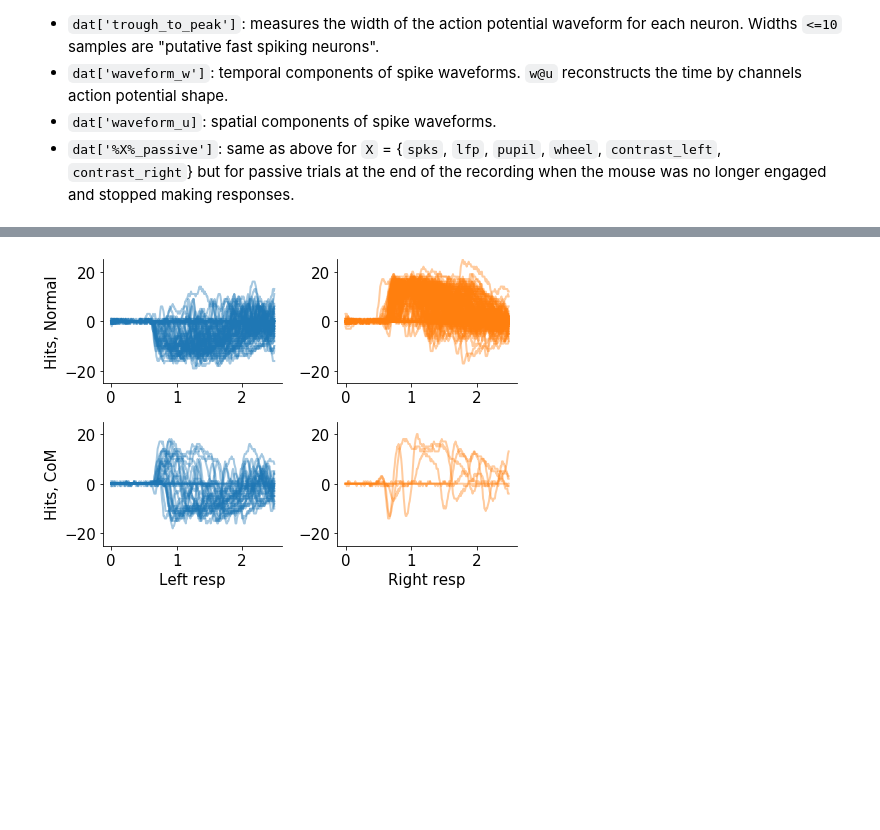
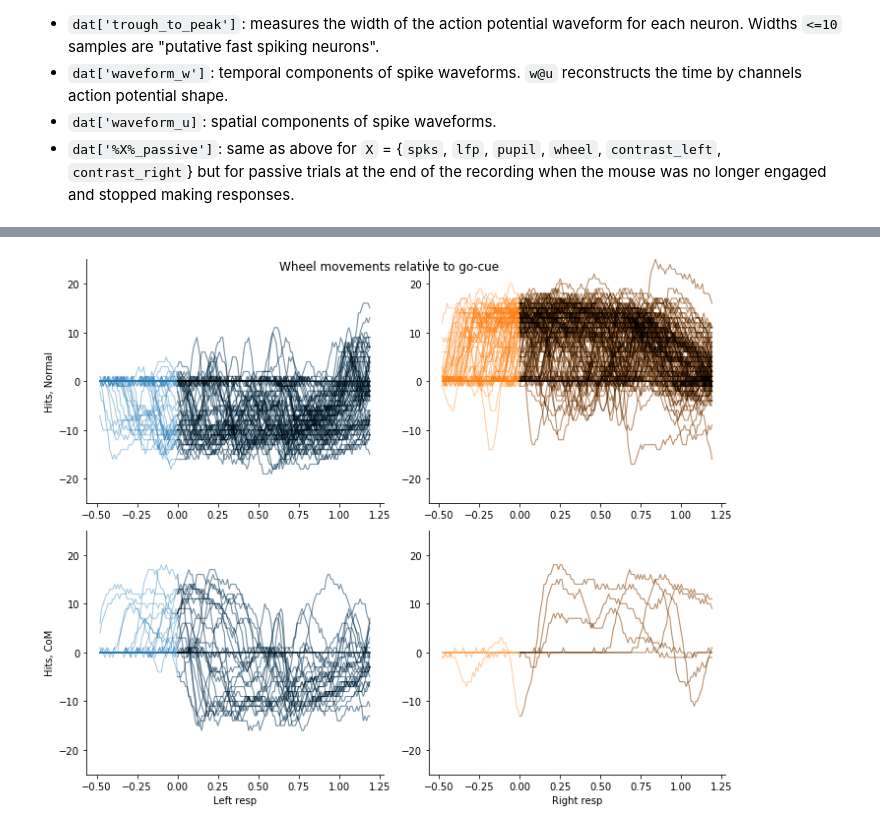
Before and after one commit to KceniaB/NMA_project, a Jupyter notebook: sam/Steinmetz_example_playground.ipynb, the cells around one changed output, grey strips where cells are left out. Cells and saved outputs as stored; diff of their text form; code cells hidden in the pictures; blank space fills up the shorter version.

```diff
--- a/sam/Steinmetz_example_playground.ipynb
+++ b/sam/Steinmetz_example_playground.ipynb
@@ -5,9 +5,10 @@ datafolder = 'Data/steinmetz_sampledata' #point to folder where you've saved the
 # %%
 ## Data loading (this takes a while so only run this once)
 import numpy as np
+import os, requests
 
 alldat = np.array([])
-for j in range(len(fname)):
+for j in range(3):
     alldat = np.hstack((alldat, np.load(os.path.join(datafolder,'steinmetz_part%d.npz'%j), allow_pickle=True)['dat']))
 
 print(alldat.shape)
@@ -189,17 +238,0 @@ plt.show()
-# %%
-wheelpos_raw = dat['wheel'][0]
-cue_time = dat['gocue']
-cue_time_idx = np.round((cue_time/0.01))
-cue_time_idx.astype(int)
-
-t_raw = np.arange(0,wheelpos_raw.shape[1]*binsize-binsize,binsize)
-
-binsize = 0.01 #in seconds
-t_win = [-.4,1.2] #in seconds
-t_steps = int(np.diff(np.array(t_win)/binsize))
-
-t_cue = np.arange(t_win[0],t_win[1],binsize)
-wheelpos_cue = np.zeros((len(cue_time),t_steps))
-
-for i,val in enumerate(cue_time_idx):
-    wheelpos_cue[i,:] = wheelpos_raw[i,int(val+t_win[0]/binsize):int(val+t_win[1]/binsize)]
@@ -255,47 +290,54 @@ plt.show()
 #'Change of Mind' (com) trials are those where the mean direction of initial movement was in wrong direction
 # we define this over the window 'init_win', relative to the go cue
 
-# com_win = np.array([-0.2,0.1])
-# win = np.round((com_win - t_win[0])/binsize)
-# win.astype(int)
-
-com_win = np.array([0.6,0.8])
-win = np.round(com_win/binsize)
+com_win = np.array([-0.2,0.1])
+win = np.round((com_win - t_win[0])/binsize)
 win.astype(int)
 
-wheelpos = wheelpos_raw
-t = t_raw
+#com_win = np.array([0.6,0.8])
+#win = np.round(com_win/binsize)
+#win.astype(int)
+
+wheelpos = wheelpos_cue
+wheelpos_postcue = wheelpos_cue_postcue
+t = t_cue
 
 trls_GR_com = ~nogo_no*(response==1)*(np.mean(wheelpos[:,int(win[0]):int(win[1])],axis=1)<0)
 trls_GL_com = ~nogo_no*(response==-1)*(np.mean(wheelpos[:,int(win[0]):int(win[1])],axis=1)>0)
 
 trls_GR_ok = ~nogo_no*(response==1)*(np.mean(wheelpos[:,int(win[0]):int(win[1])],axis=1)>=0)
 trls_GL_ok = ~nogo_no*(response==-1)*(np.mean(wheelpos[:,int(win[0]):int(win[1])],axis=1)<=0)
 
-
-
-plt.figure(figsize=[7,5])
+plt.figure(figsize=[10,8])
 
 plt.subplot(221)
-plt.plot(t,wheelpos[np.where(trls_GL_ok)].T,cols[0],alpha=.4,linewidth=2)
+plt.plot(t,wheelpos[np.where(trls_GL_ok)].T,cols[0],alpha=.4,linewidth=1)
+plt.plot(t,wheelpos_postcue[np.where(trls_GL_ok)].T,'k',alpha=.3,linewidth=1)
 plt.ylim(-25,25)
 plt.ylabel('Hits, Normal')
 
 plt.subplot(222)
-plt.plot(t,wheelpos[np.where(trls_GR_ok)].T,cols[1],alpha=.4,linewidth=2)
+plt.plot(t,wheelpos[np.where(trls_GR_ok)].T,cols[1],alpha=.4,linewidth=1)
+plt.plot(t,wheelpos_postcue[np.where(trls_GR_ok)].T,'k',alpha=.3,linewidth=1)
 plt.ylim(-25,25)
 
 plt.subplot(223)
-plt.plot(t,wheelpos[np.where(trls_GL_com)].T,cols[0],alpha=.4,linewidth=2)
+plt.plot(t,wheelpos[np.where(trls_GL_com)].T,cols[0],alpha=.4,linewidth=1)
+plt.plot(t,wheelpos_postcue[np.where(trls_GL_com)].T,'k',alpha=.3,linewidth=1)
 plt.ylim(-25,25)
 plt.xlabel('Left resp')
 plt.ylabel('Hits, CoM')
 
 plt.subplot(224)
-plt.plot(t,wheelpos[np.where(trls_GR_com)].T,cols[1],alpha=.4,linewidth=2)
+plt.plot(t,wheelpos[np.where(trls_GR_com)].T,cols[1],alpha=.4,linewidth=1)
+plt.plot(t,wheelpos_postcue[np.where(trls_GR_com)].T,'k',alpha=.3,linewidth=1)
 plt.ylim(-25,25)
 plt.xlabel('Right resp')
 
 plt.tight_layout()
+
+plt.suptitle("Wheel movements relative to go-cue")
+
+plt.show()
 # %% [output]
-[figure, old version]
+[figure, new version]
```
Also changed, not shown: parts of 9 cells of this notebook.
